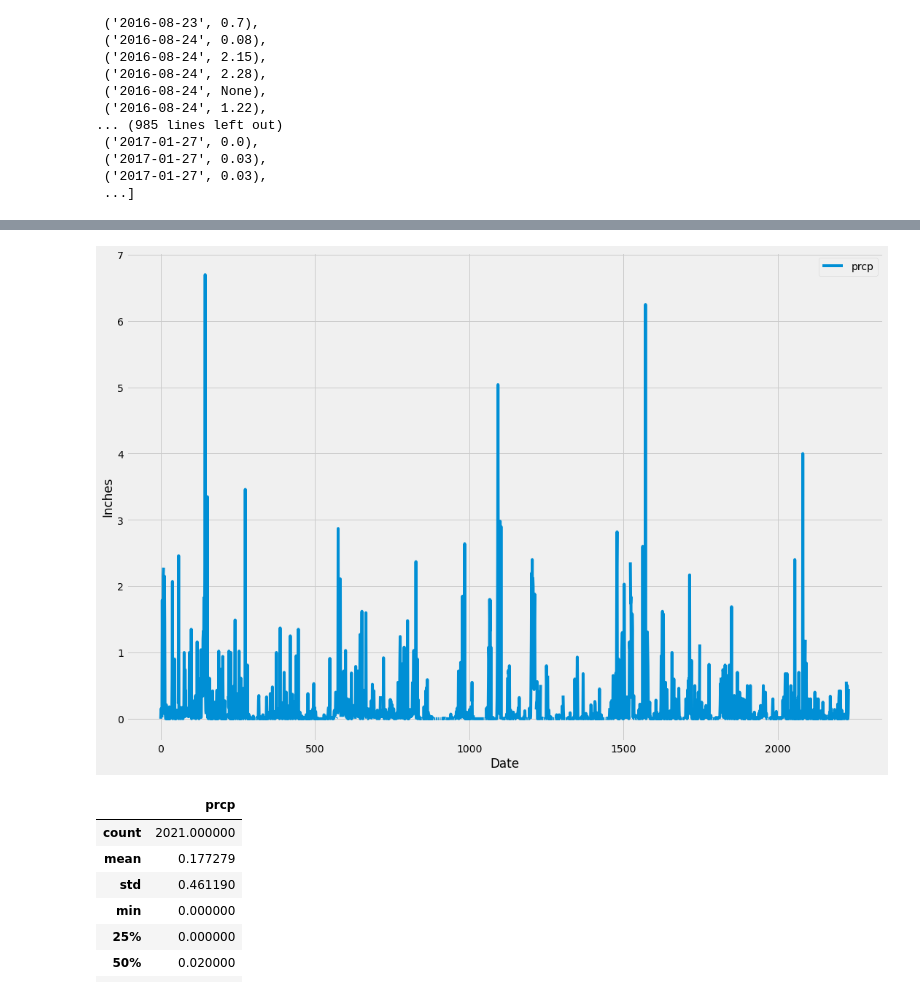
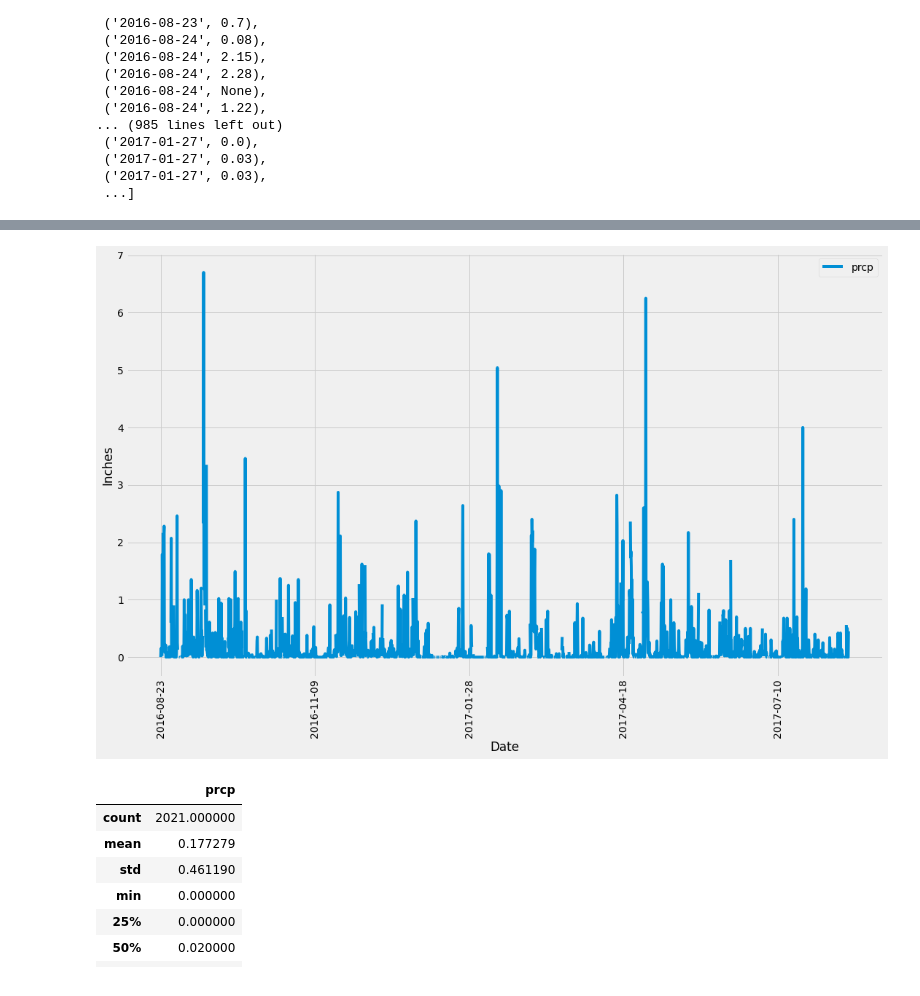
Before and after one commit to CarmenK2/sqlalchemy-challenge, a Jupyter notebook: climate_starter.ipynb, the cells around one changed output, grey strips where cells are left out. Cells and saved outputs as stored; diff of their text form; code cells hidden in the pictures.

```diff
--- a/climate_starter.ipynb
+++ b/climate_starter.ipynb
@@ -134,13 +115,13 @@ df
 # %%
 df = pd.DataFrame(twelve_mths_ago, columns=['date', 'prcp'])
-df.plot(figsize=(15,10))
-df.set_index('date', inplace=True)
+df = df.sort_values("date")
+df.plot(x='date', y='prcp',rot=90,figsize=(15,10))
 plt.tight_layout()
 plt.xlabel("Date")
 plt.ylabel("Inches")
 plt.show()
 # %% [output]
-[figure, old version]
+[figure, new version]
 # %%
 # Use Pandas to calcualte the summary statistics for the precipitation data
 
```
Also changed, not shown: parts of 17 cells of this notebook, 1 other file.
